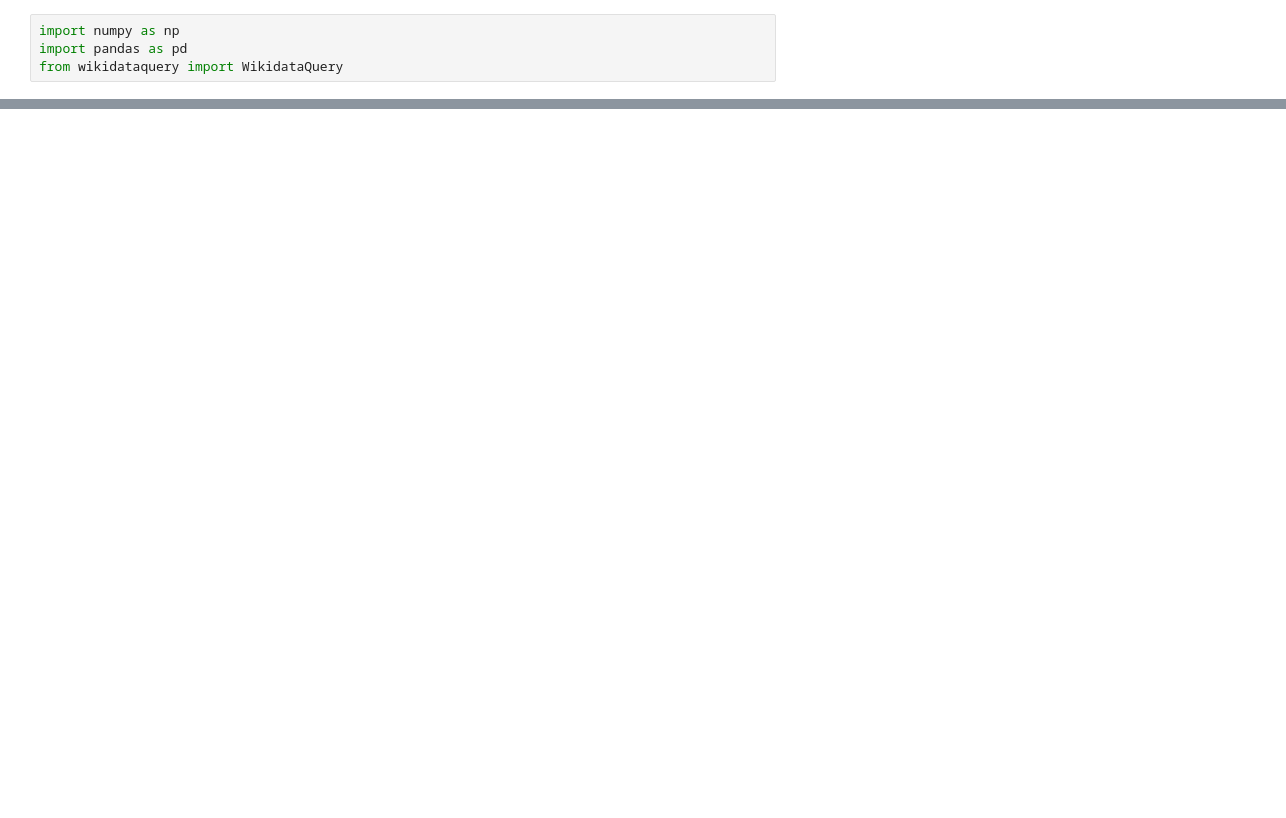
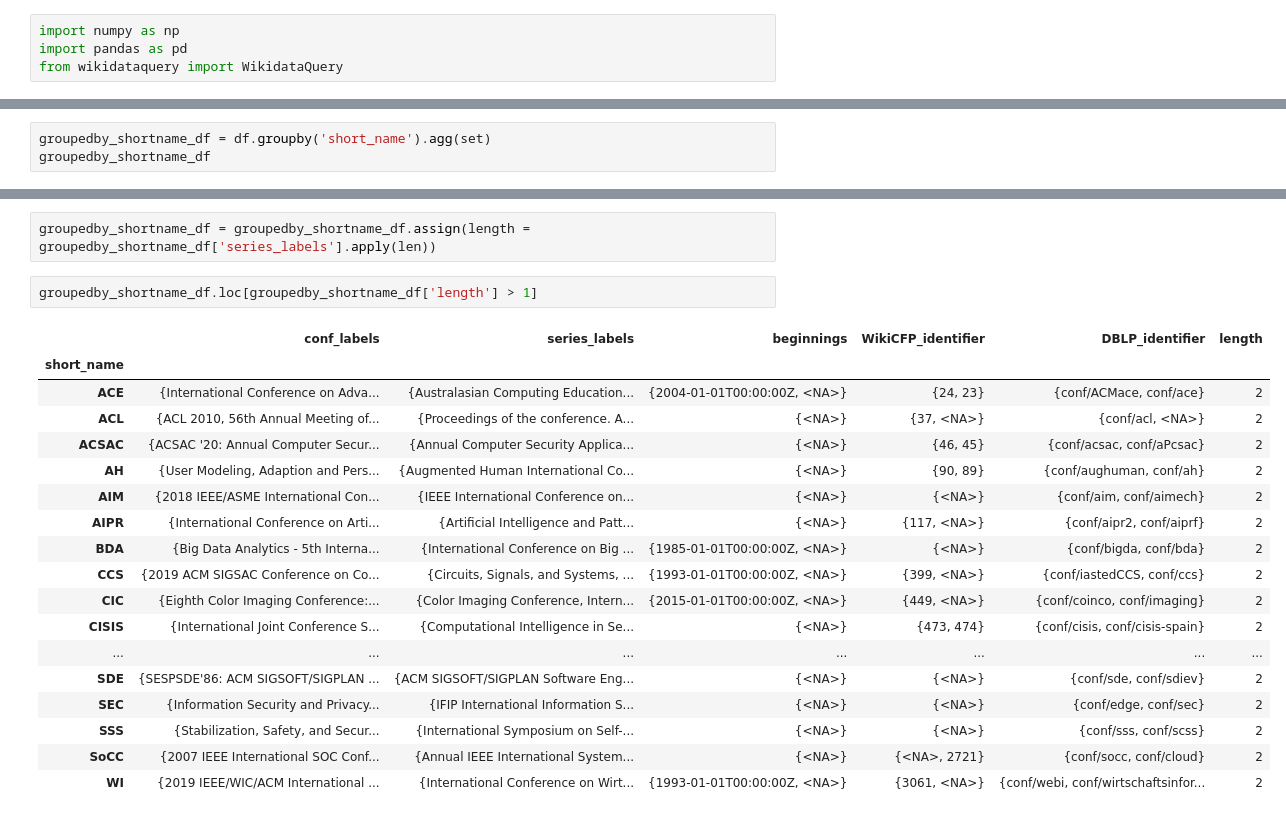
Before and after one commit to olafbombach/kg-lab-ws23-task3, a Jupyter notebook: source/wikidata_analysis.ipynb, the cells around one changed output, grey strips where cells are left out. Cells and saved outputs as stored; diff of their text form; blank space fills up the shorter version.

```diff
--- a/source/wikidata_analysis.ipynb
+++ b/source/wikidata_analysis.ipynb
@@ -94,0 +149,3 @@ array(['International Conference on Quantum Communication, Measurement and Compu
+# %%
+groupedby_shortname_df = df.groupby('short_name').agg(set)
+groupedby_shortname_df
@@ -94,0 +167,23 @@ array(['International Conference on Quantum Communication, Measurement and Compu
+# %%
+groupedby_shortname_df = groupedby_shortname_df.assign(length = groupedby_shortname_df['series_labels'].apply(len))
+# %%
+groupedby_shortname_df.loc[groupedby_shortname_df['length'] > 1]
+# %% [output]
+|  | conf_labels | series_labels | beginnings | WikiCFP_identifier | DBLP_identifier | length |
+| short_name |  |  |  |  |  |  |
+| ACE | {International Conference on Adva... | {Australasian Computing Education... | {2004-01-01T00:00:00Z, <NA>} | {24, 23} | {conf/ACMace, conf/ace} | 2 |
+| ACL | {ACL 2010, 56th Annual Meeting of... | {Proceedings of the conference. A... | {<NA>} | {37, <NA>} | {conf/acl, <NA>} | 2 |
+| ACSAC | {ACSAC '20: Annual Computer Secur... | {Annual Computer Security Applica... | {<NA>} | {46, 45} | {conf/acsac, conf/aPcsac} | 2 |
+| AH | {User Modeling, Adaption and Pers... | {Augmented Human International Co... | {<NA>} | {90, 89} | {conf/aughuman, conf/ah} | 2 |
+| AIM | {2018 IEEE/ASME International Con... | {IEEE International Conference on... | {<NA>} | {<NA>} | {conf/aim, conf/aimech} | 2 |
+| AIPR | {International Conference on Arti... | {Artificial Intelligence and Patt... | {<NA>} | {117, <NA>} | {conf/aipr2, conf/aiprf} | 2 |
+| BDA | {Big Data Analytics - 5th Interna... | {International Conference on Big ... | {1985-01-01T00:00:00Z, <NA>} | {<NA>} | {conf/bigda, conf/bda} | 2 |
+| CCS | {2019 ACM SIGSAC Conference on Co... | {Circuits, Signals, and Systems, ... | {1993-01-01T00:00:00Z, <NA>} | {399, <NA>} | {conf/iastedCCS, conf/ccs} | 2 |
+| CIC | {Eighth Color Imaging Conference:... | {Color Imaging Conference, Intern... | {2015-01-01T00:00:00Z, <NA>} | {449, <NA>} | {conf/coinco, conf/imaging} | 2 |
+| CISIS | {International Joint Conference S... | {Computational Intelligence in Se... | {<NA>} | {473, 474} | {conf/cisis, conf/cisis-spain} | 2 |
+| ... | ... | ... | ... | ... | ... | ... |
+| SDE | {SESPSDE'86: ACM SIGSOFT/SIGPLAN ... | {ACM SIGSOFT/SIGPLAN Software Eng... | {<NA>} | {<NA>} | {conf/sde, conf/sdiev} | 2 |
+| SEC | {Information Security and Privacy... | {IFIP International Information S... | {<NA>} | {<NA>} | {conf/edge, conf/sec} | 2 |
+| SSS | {Stabilization, Safety, and Secur... | {International Symposium on Self-... | {<NA>} | {<NA>} | {conf/sss, conf/scss} | 2 |
+| SoCC | {2007 IEEE International SOC Conf... | {Annual IEEE International System... | {<NA>} | {<NA>, 2721} | {conf/socc, conf/cloud} | 2 |
+| WI | {2019 IEEE/WIC/ACM International ... | {International Conference on Wirt... | {1993-01-01T00:00:00Z, <NA>} | {3061, <NA>} | {conf/webi, conf/wirtschaftsinfor... | 2 |
```
Also changed, not shown: parts of 22 cells of this notebook.
